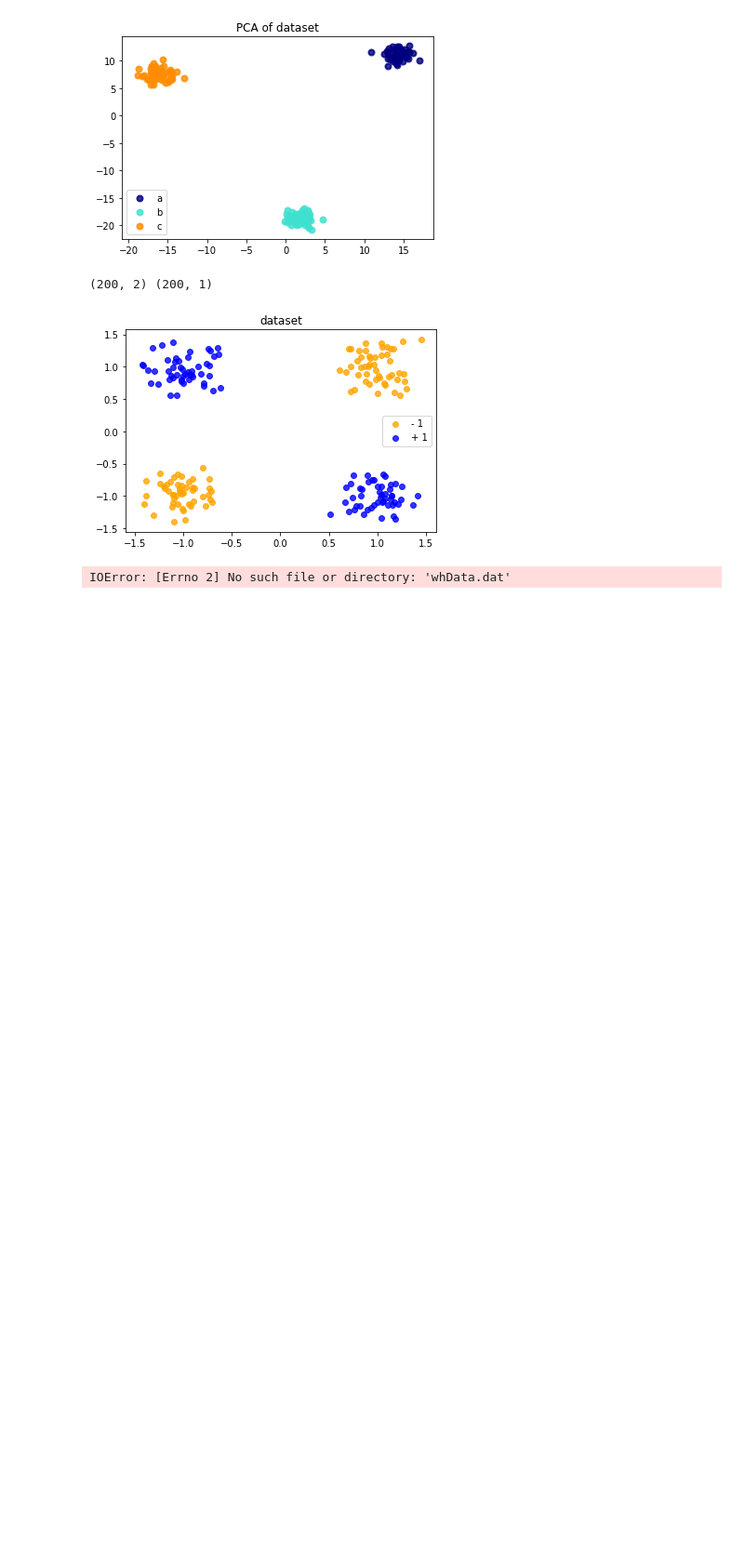
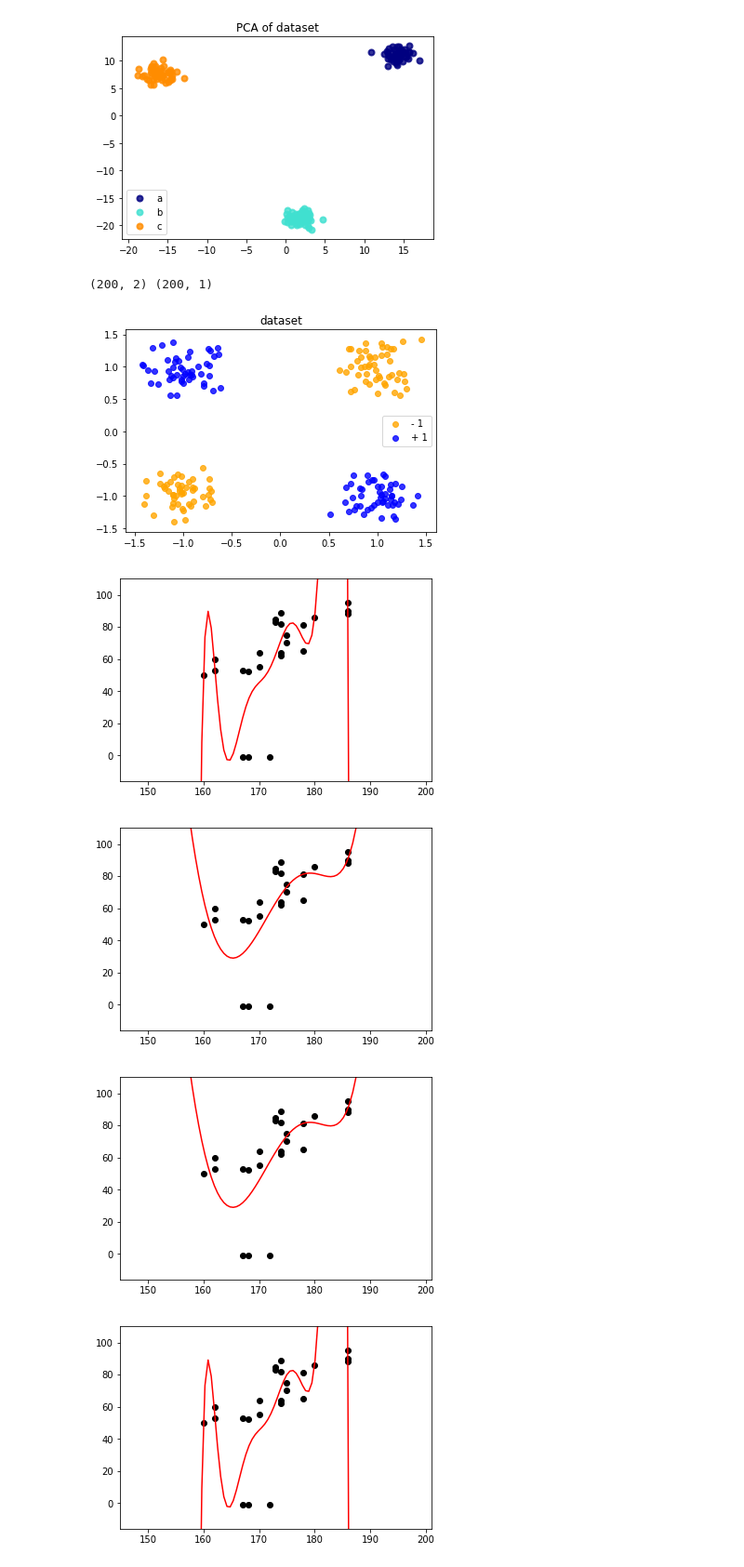
Before and after one commit to jutanke/bit_projects, a Jupyter notebook: project3/task3.ipynb, the cells around one changed output. Shown at 93% size. Cells and saved outputs as stored; diff of their text form; code cells hidden in the pictures; blank space fills up the shorter version.

```diff
--- a/project3/task3.ipynb
+++ b/project3/task3.ipynb
@@ -283,7 +283,6 @@ y = data[:,2]
 X = X.T
 # now, plot weight vs. height using the function defined above
 #plotData2D(X, 'plotWH.pdf')
-whExample.plotData2D(X)
 
 # next, let's plot height vs. weight
 # first, copy information rows of X into 1D arrays
@@ -303,31 +302,34 @@ def plot_data_and_fit(h, w, x, y):
 def trsf(x):
     return x / 100.
 n = 10
 x = np.linspace(xmin, xmax, 100)
 # method 1:
 # regression using ployfit
 c = poly.polyfit(hgt, wgt, n)
 y = poly.polyval(x, c)
 plot_data_and_fit(hgt, wgt, x, y)
 # method 2:
 # regression using the Vandermonde matrix and pinv
 X = poly.polyvander(hgt, n)
 c = np.dot(la.pinv(X), wgt)
 y = np.dot(poly.polyvander(x,n), c)
 plot_data_and_fit(hgt, wgt, x, y)
 # method 3:
 # regression using the Vandermonde matrix and lstsq
 X = poly.polyvander(hgt, n)
 c = la.lstsq(X, wgt)[0]
 y = np.dot(poly.polyvander(x,n), c)
 plot_data_and_fit(hgt, wgt, x, y)
 # method 4:
 # regression on transformed data using the Vandermonde
 
 # matrix and either pinv or lstsq
 X = poly.polyvander(trsf(hgt), n)
 c = np.dot(la.pinv(X), wgt)
 y = np.dot(poly.polyvander(trsf(x),n), c)
 plot_data_and_fit(hgt, wgt, x, y)
 # %% [output]
-IOError: [Errno 2] No such file or directory: 'whData.dat'
+[figure, added]
+[figure, added]
+[figure, added]
+[figure, added]
```
